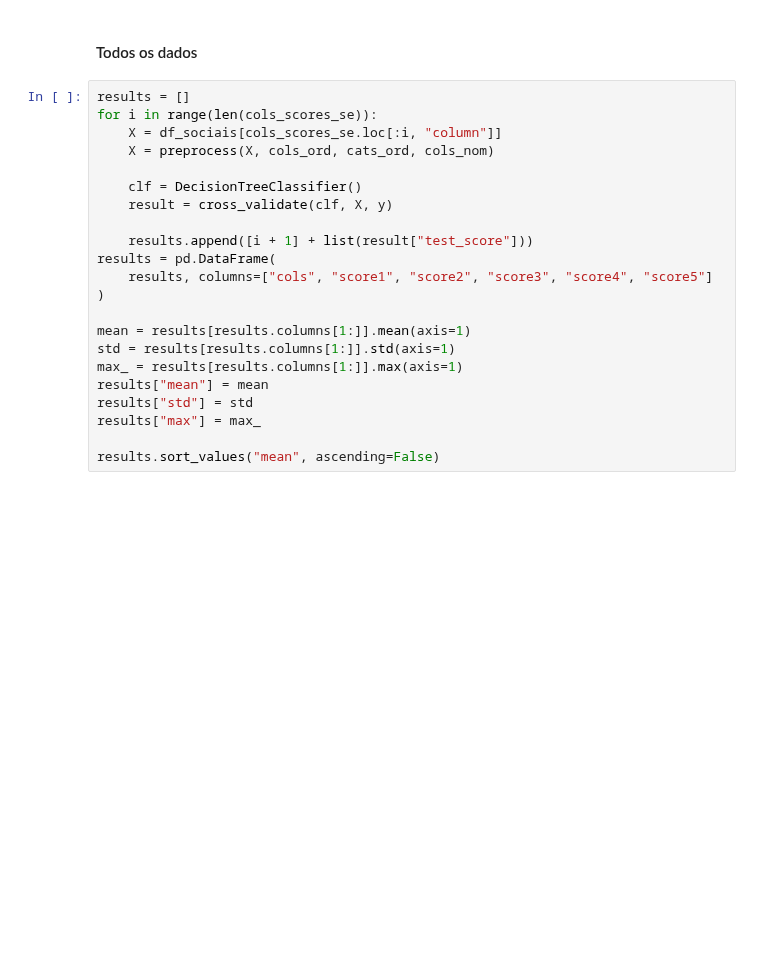
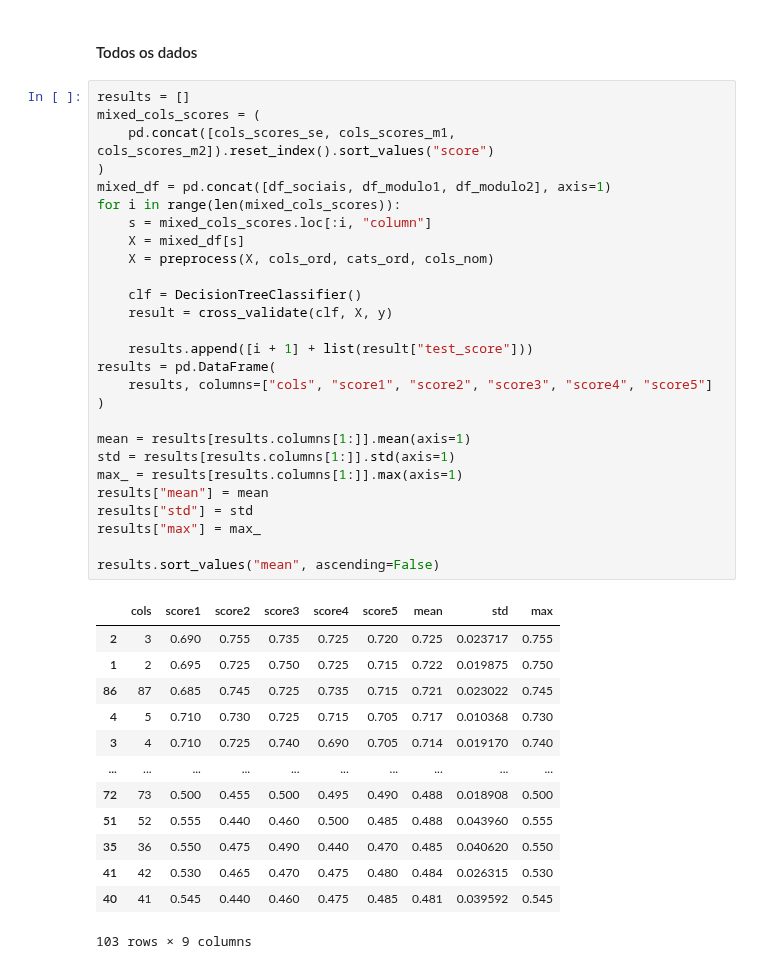
Before and after one commit to usr-bin32/data-mining-assignments, a Jupyter notebook: p6/notebook.ipynb, the cells around one changed output. Saved outputs shown, nothing was run; the diff lists cells and outputs as text; blank space fills up the shorter version.

```diff
--- a/p6/notebook.ipynb
+++ b/p6/notebook.ipynb
@@ -584,23 +573,42 @@ results.sort_values("mean", ascending=False)
 #### Todos os dados
 # %%
 results = []
-for i in range(len(cols_scores_se)):
-    X = df_sociais[cols_scores_se.loc[:i, "column"]]
+mixed_cols_scores = (
+    pd.concat([cols_scores_se, cols_scores_m1, cols_scores_m2]).reset_index().sort_values("score")
+)
+mixed_df = pd.concat([df_sociais, df_modulo1, df_modulo2], axis=1)
+for i in range(len(mixed_cols_scores)):
+    s = mixed_cols_scores.loc[:i, "column"]
+    X = mixed_df[s]
     X = preprocess(X, cols_ord, cats_ord, cols_nom)
 
     clf = DecisionTreeClassifier()
     result = cross_validate(clf, X, y)
 
     results.append([i + 1] + list(result["test_score"]))
 results = pd.DataFrame(
     results, columns=["cols", "score1", "score2", "score3", "score4", "score5"]
 )
 
 mean = results[results.columns[1:]].mean(axis=1)
 std = results[results.columns[1:]].std(axis=1)
 max_ = results[results.columns[1:]].max(axis=1)
 results["mean"] = mean
 results["std"] = std
 results["max"] = max_
 
 results.sort_values("mean", ascending=False)
+# %% [output]
+|  | cols | score1 | score2 | score3 | score4 | score5 | mean | std | max |
+| 2 | 3 | 0.690 | 0.755 | 0.735 | 0.725 | 0.720 | 0.725 | 0.023717 | 0.755 |
+| 1 | 2 | 0.695 | 0.725 | 0.750 | 0.725 | 0.715 | 0.722 | 0.019875 | 0.750 |
+| 86 | 87 | 0.685 | 0.745 | 0.725 | 0.735 | 0.715 | 0.721 | 0.023022 | 0.745 |
+| 4 | 5 | 0.710 | 0.730 | 0.725 | 0.715 | 0.705 | 0.717 | 0.010368 | 0.730 |
+| 3 | 4 | 0.710 | 0.725 | 0.740 | 0.690 | 0.705 | 0.714 | 0.019170 | 0.740 |
+| ... | ... | ... | ... | ... | ... | ... | ... | ... | ... |
+| 72 | 73 | 0.500 | 0.455 | 0.500 | 0.495 | 0.490 | 0.488 | 0.018908 | 0.500 |
+| 51 | 52 | 0.555 | 0.440 | 0.460 | 0.500 | 0.485 | 0.488 | 0.043960 | 0.555 |
+| 35 | 36 | 0.550 | 0.475 | 0.490 | 0.440 | 0.470 | 0.485 | 0.040620 | 0.550 |
+| 41 | 42 | 0.530 | 0.465 | 0.470 | 0.475 | 0.480 | 0.484 | 0.026315 | 0.530 |
+| 40 | 41 | 0.545 | 0.440 | 0.460 | 0.475 | 0.485 | 0.481 | 0.039592 | 0.545 |
+103 rows × 9 columns
```
Also changed, not shown: parts of 3 cells of this notebook.
